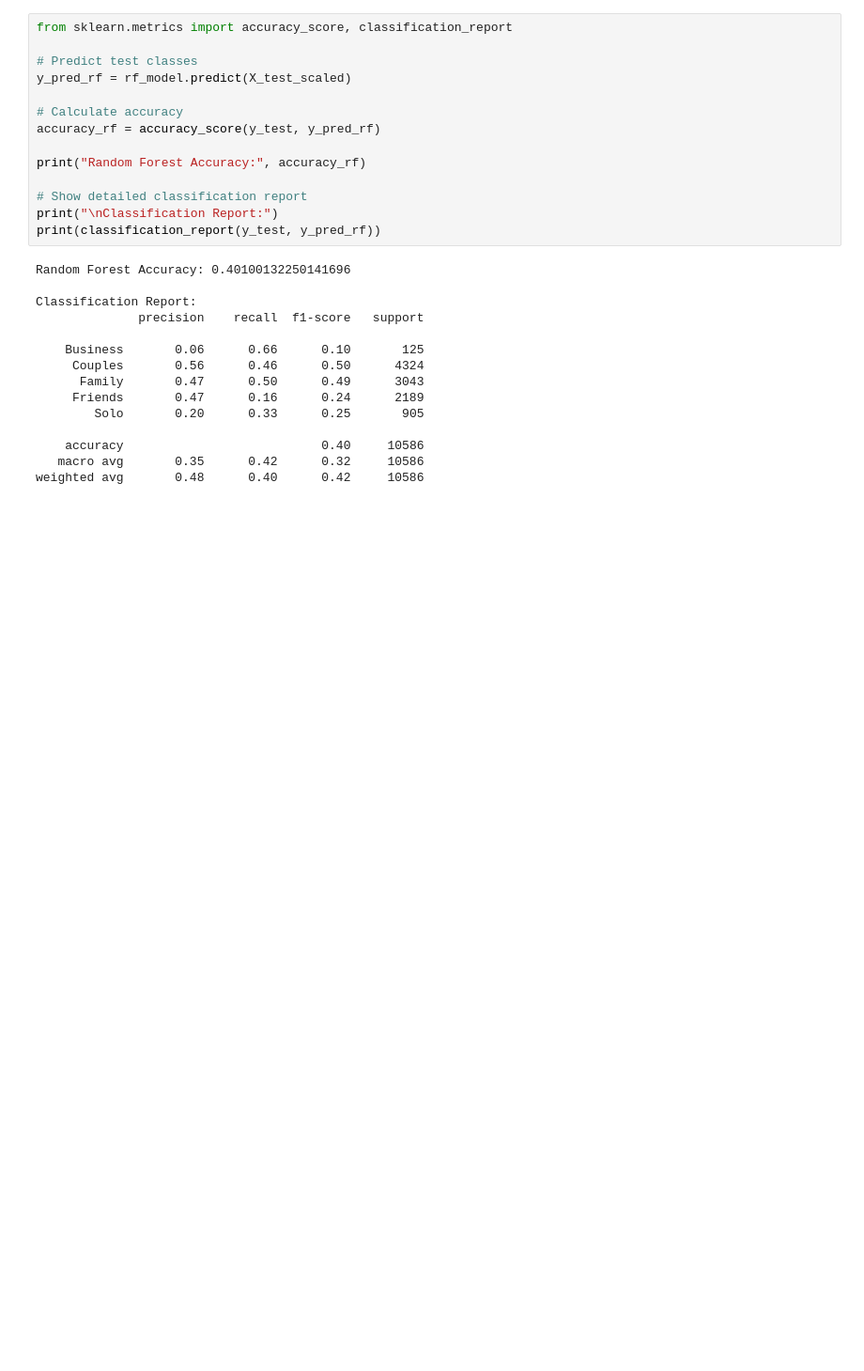
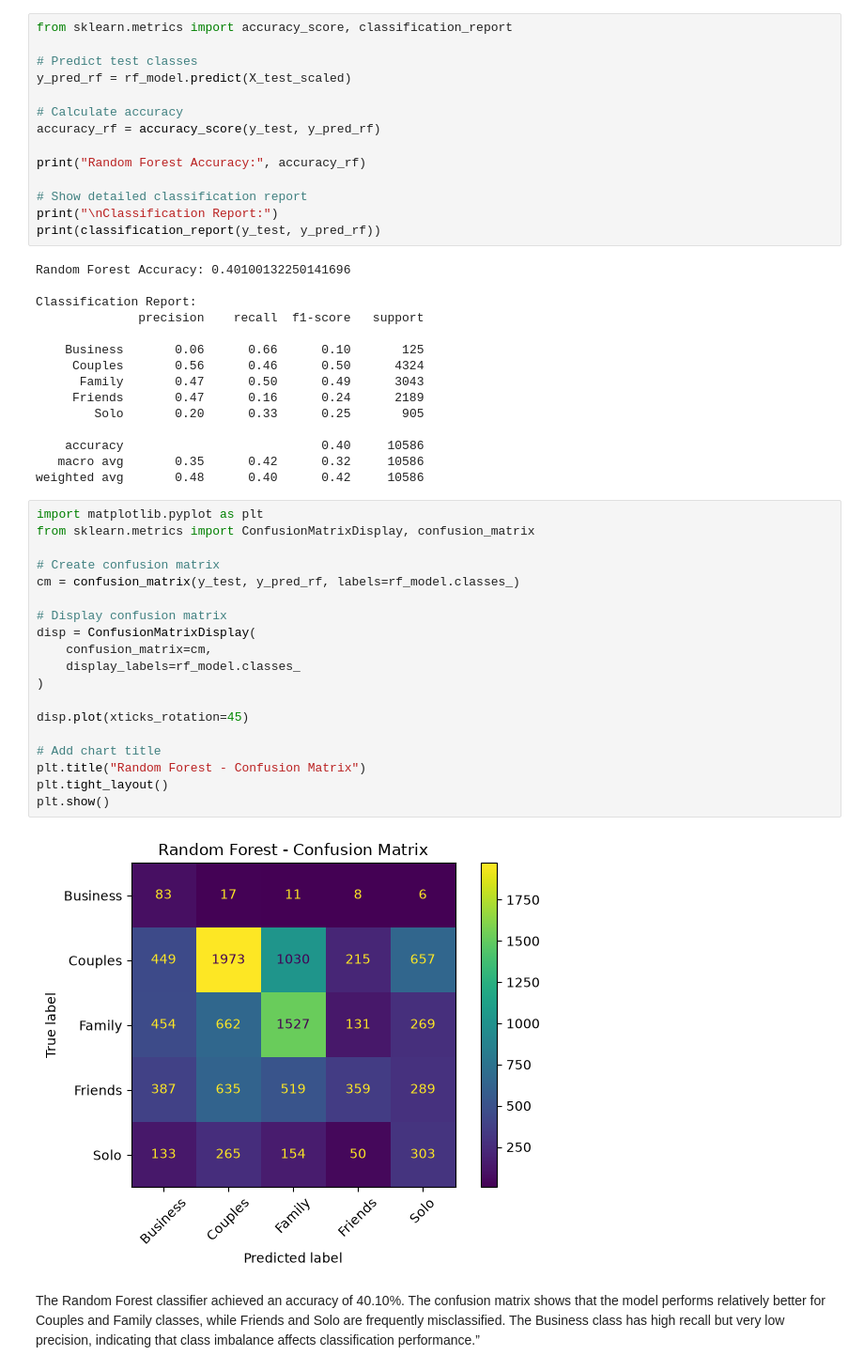
Before and after one commit to yuvrajgameti09/Tourism-Experience-Analytics, a Jupyter notebook: tourism_analysis.ipynb, the cells around one changed output. Shown at 94% size. Drawn from its saved outputs; the diff is of its cells as text; blank space fills up the shorter version.

Commit message:
Updated Streamlit app and ML models

```diff
--- a/tourism_analysis.ipynb
+++ b/tourism_analysis.ipynb
@@ -1792,3 +1792,26 @@ Classification Report:
     accuracy                           0.40     10586
    macro avg       0.35      0.42      0.32     10586
 weighted avg       0.48      0.40      0.42     10586
+# %%
+import matplotlib.pyplot as plt
+from sklearn.metrics import ConfusionMatrixDisplay, confusion_matrix
+
+# Create confusion matrix
+cm = confusion_matrix(y_test, y_pred_rf, labels=rf_model.classes_)
+
+# Display confusion matrix
+disp = ConfusionMatrixDisplay(
+    confusion_matrix=cm,
+    display_labels=rf_model.classes_
+)
+
+disp.plot(xticks_rotation=45)
+
+# Add chart title
+plt.title("Random Forest - Confusion Matrix")
+plt.tight_layout()
+plt.show()
+# %% [output]
+[figure, added]
+# %% [markdown]
+The Random Forest classifier achieved an accuracy of 40.10%. The confusion matrix shows that the model performs relatively better for Couples and Family classes, while Friends and Solo are frequently misclassified. The Business class has high recall but very low precision, indicating that class imbalance affects classification performance.”
```
Also changed, not shown: parts of 24 cells of this notebook, 5 other files.
